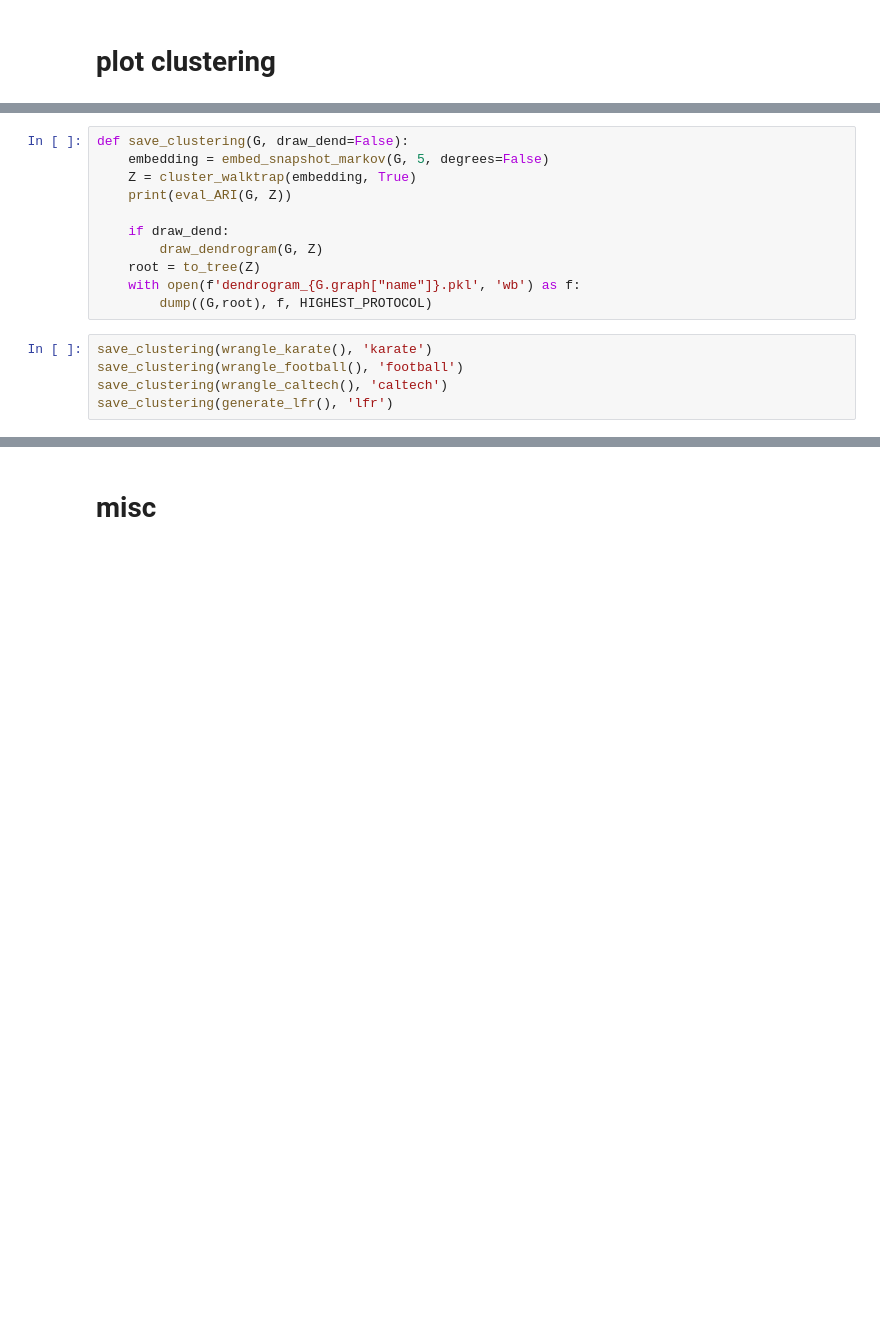
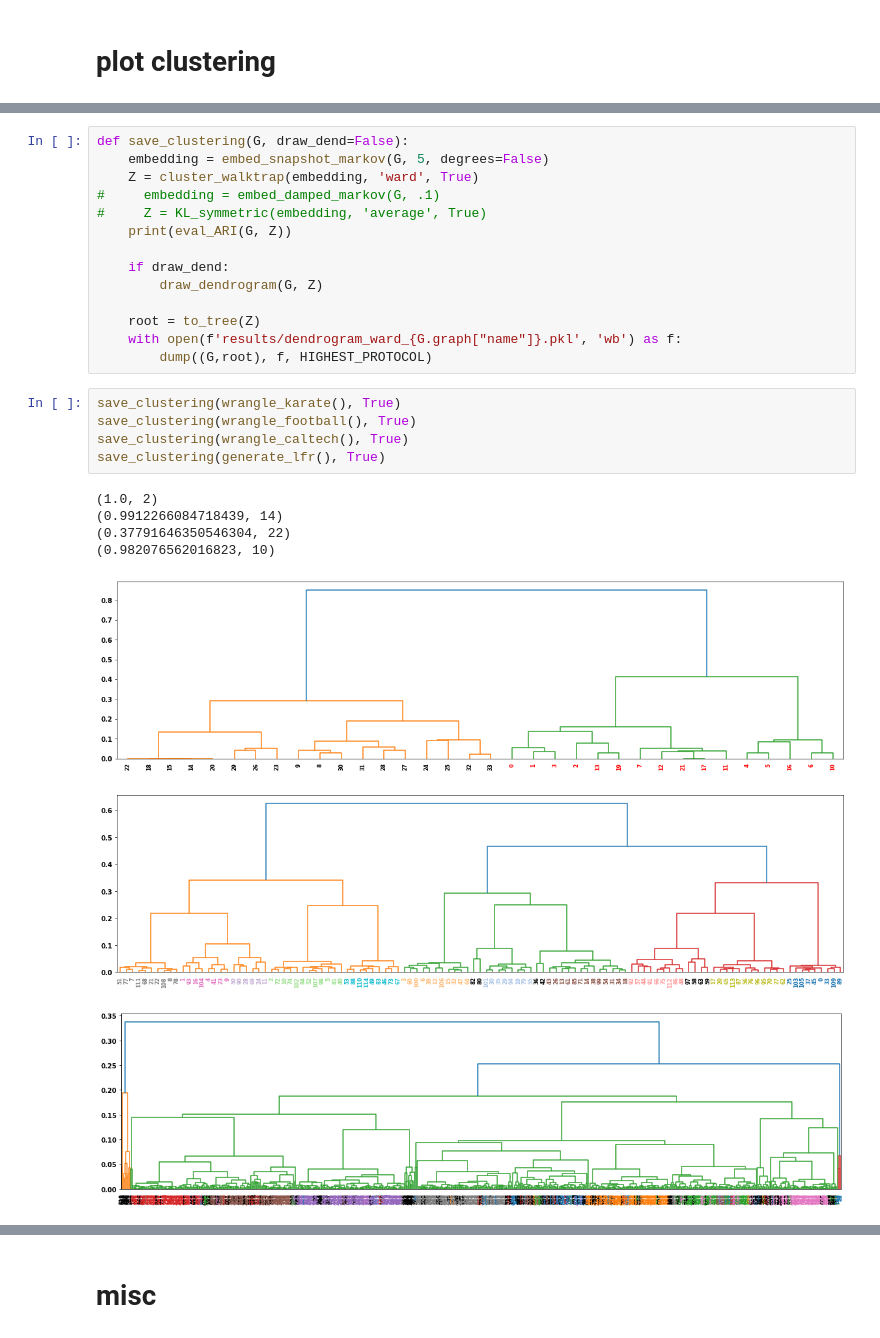
Before and after one commit to jxz12/MyFirstThesis, a Jupyter notebook: code/cluster.ipynb, the cells around one changed output, grey strips where cells are left out. Saved outputs shown, nothing was run; the diff lists cells and outputs as text; blank space fills up the shorter version.

```diff
--- a/code/cluster.ipynb
+++ b/code/cluster.ipynb
@@ -512,16 +572,27 @@ plot_experiments(names, 'ward')
 # %%
 def save_clustering(G, draw_dend=False):
     embedding = embed_snapshot_markov(G, 5, degrees=False)
-    Z = cluster_walktrap(embedding, True)
+    Z = cluster_walktrap(embedding, 'ward', True)
+#     embedding = embed_damped_markov(G, .1)
+#     Z = KL_symmetric(embedding, 'average', True)
     print(eval_ARI(G, Z))
 
     if draw_dend:
         draw_dendrogram(G, Z)
+
     root = to_tree(Z)
-    with open(f'dendrogram_{G.graph["name"]}.pkl', 'wb') as f:
+    with open(f'results/dendrogram_ward_{G.graph["name"]}.pkl', 'wb') as f:
         dump((G,root), f, HIGHEST_PROTOCOL)
 # %%
-save_clustering(wrangle_karate(), 'karate')
-save_clustering(wrangle_football(), 'football')
-save_clustering(wrangle_caltech(), 'caltech')
-save_clustering(generate_lfr(), 'lfr')
+save_clustering(wrangle_karate(), True)
+save_clustering(wrangle_football(), True)
+save_clustering(wrangle_caltech(), True)
+save_clustering(generate_lfr(), True)
+# %% [output]
+(1.0, 2)
+(0.9912266084718439, 14)
+(0.37791646350546304, 22)
+(0.982076562016823, 10)
+[figure, added]
+[figure, added]
+[figure, added]
```
Also changed, not shown: parts of 8 cells of this notebook, 30 other files.
